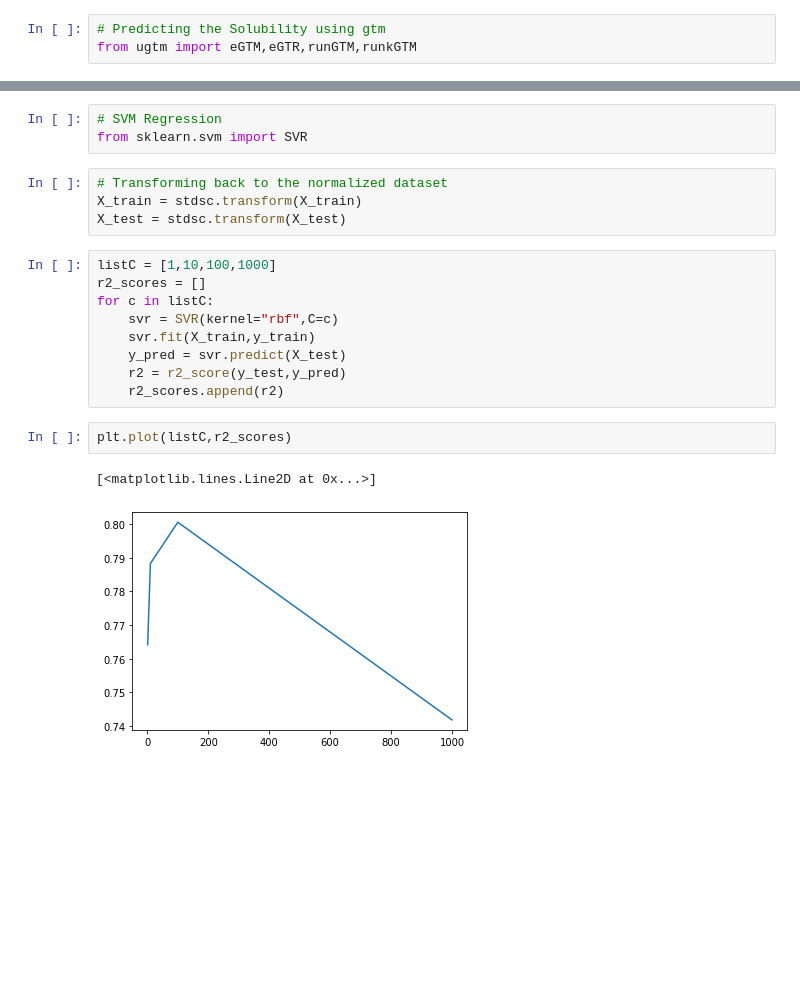
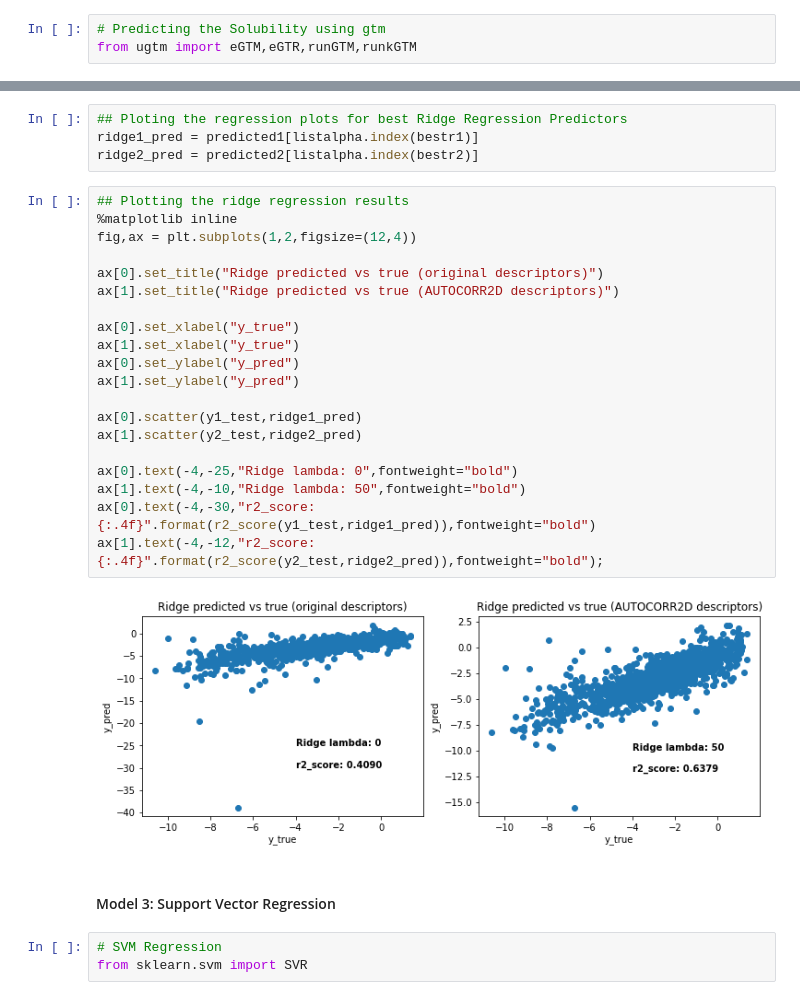
Before and after one commit to FilipCernatic/COVID_project, a Jupyter notebook: GTM_solubility.ipynb, the cells around one changed output, grey strips where cells are left out. Saved outputs shown, nothing was run; the diff lists cells and outputs as text; blank space fills up the shorter version.

```diff
--- a/GTM_solubility.ipynb
+++ b/GTM_solubility.ipynb
@@ -252,21 +243,31 @@ plt.plot(Lasso_alpha,r2_scores)
+# %%
+## Ploting the regression plots for best Ridge Regression Predictors
+ridge1_pred = predicted1[listalpha.index(bestr1)]
+ridge2_pred = predicted2[listalpha.index(bestr2)]
+# %%
+## Plotting the ridge regression results
+%matplotlib inline
+fig,ax = plt.subplots(1,2,figsize=(12,4))
+
+ax[0].set_title("Ridge predicted vs true (original descriptors)")
+ax[1].set_title("Ridge predicted vs true (AUTOCORR2D descriptors)")
+
+ax[0].set_xlabel("y_true")
+ax[1].set_xlabel("y_true")
+ax[0].set_ylabel("y_pred")
+ax[1].set_ylabel("y_pred")
+
+ax[0].scatter(y1_test,ridge1_pred)
+ax[1].scatter(y2_test,ridge2_pred)
+
+ax[0].text(-4,-25,"Ridge lambda: 0",fontweight="bold")
+ax[1].text(-4,-10,"Ridge lambda: 50",fontweight="bold")
+ax[0].text(-4,-30,"r2_score: {:.4f}".format(r2_score(y1_test,ridge1_pred)),fontweight="bold")
+ax[1].text(-4,-12,"r2_score: {:.4f}".format(r2_score(y2_test,ridge2_pred)),fontweight="bold");
+# %% [output]
+[figure, added]
+# %% [markdown]
+#### Model 3: Support Vector Regression
 # %%
 # SVM Regression
 from sklearn.svm import SVR
-# %%
-# Transforming back to the normalized dataset
-X_train = stdsc.transform(X_train)
-X_test = stdsc.transform(X_test)
-# %%
-listC = [1,10,100,1000]
-r2_scores = []
-for c in listC:
-    svr = SVR(kernel="rbf",C=c)
-    svr.fit(X_train,y_train)
-    y_pred = svr.predict(X_test)
-    r2 = r2_score(y_test,y_pred)
-    r2_scores.append(r2)
-# %%
-plt.plot(listC,r2_scores)
-# %% [output]
-[<matplotlib.lines.Line2D at 0x...>]
-[figure, removed]
```
Also changed, not shown: parts of 85 cells of this notebook.
